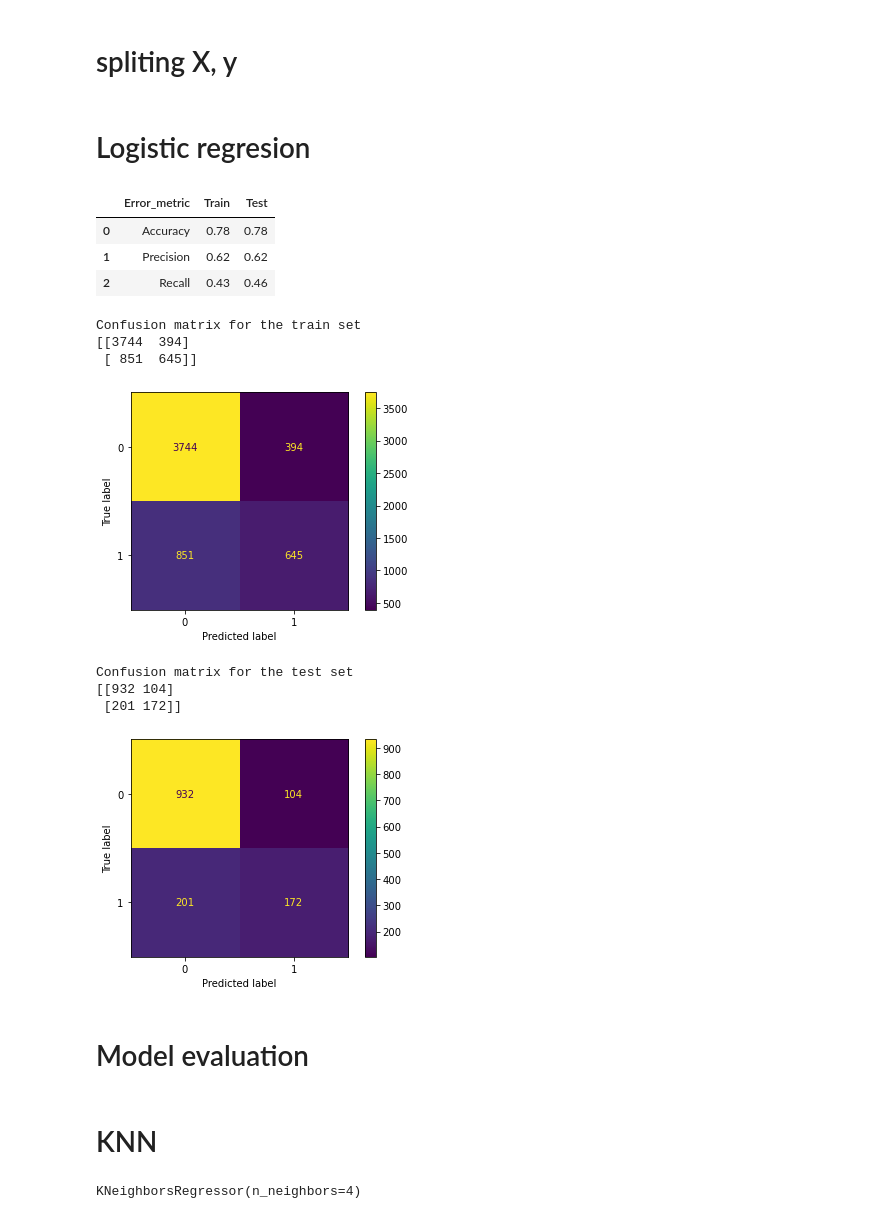
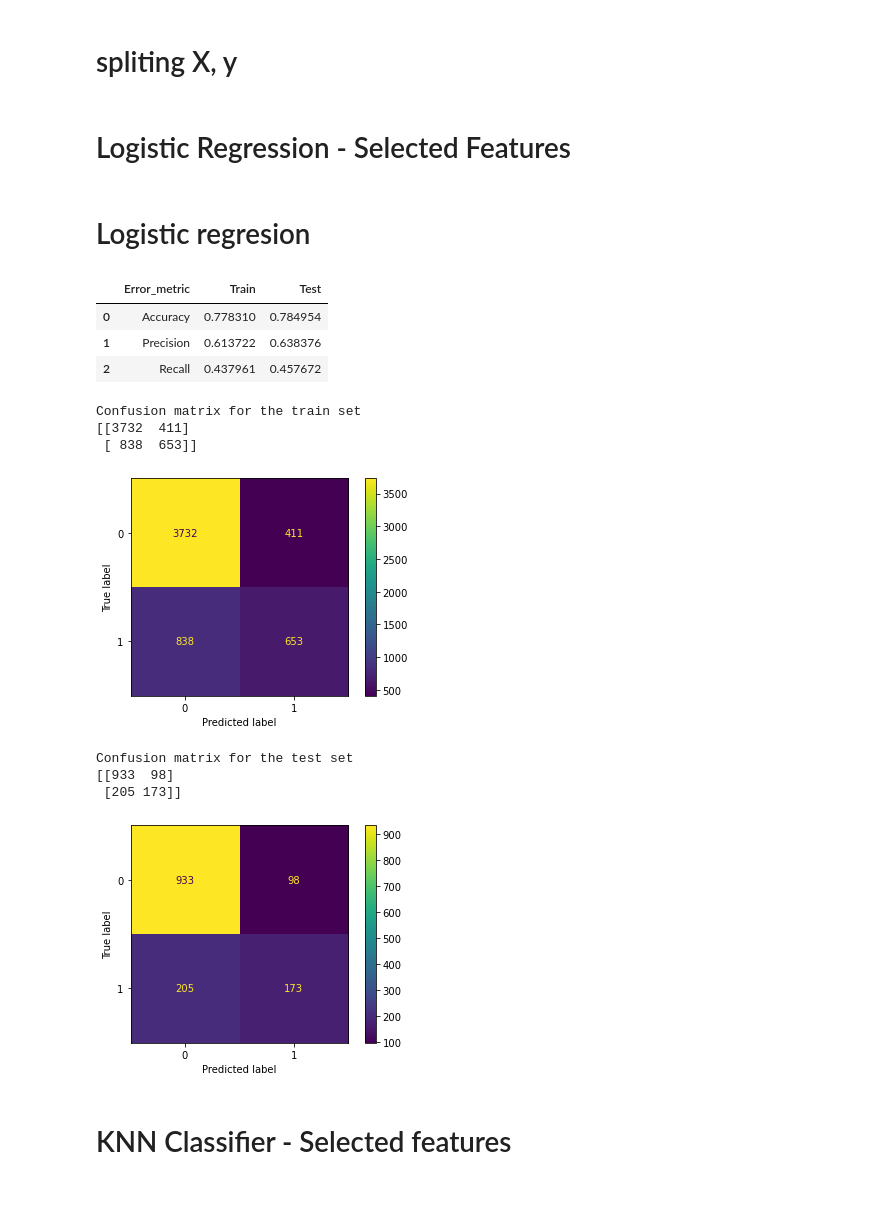
Before and after one commit to CristinaBaltaDAFTJAN2022/IronCristina, a Jupyter notebook: Machine Learning/Classification, Handling Imbalanced Data.ipynb, the cells around one changed output. Cells and saved outputs as stored; diff of their text form; code cells hidden in the pictures.

```diff
--- a/Machine Learning/Classification, Handling Imbalanced Data.ipynb
+++ b/Machine Learning/Classification, Handling Imbalanced Data.ipynb
@@ -984,0 +844,2 @@ X_test = pd.DataFrame(X_test, columns= X.columns)
+# %% [markdown]
+# Logistic Regression - Selected Features
@@ -987,55 +861,42 @@ X_test = pd.DataFrame(X_test, columns= X.columns)
 # %%
-log_model = LogisticRegression(random_state=11)
-
-## Data splitting
-# X_train, X_test, y_train, y_test = train_test_split(X, y, test_size=0.20, random_state=11)
-
-trans = PowerTransformer()
-
-trans.fit(X_train)
-
-X_train_mod = trans.transform(X_train)
-X_test_mod  = trans.transform(X_test)
-
+## Logistic regression
 log_model.fit(X_train_mod, y_train)
 
 y_pred_train_log = log_model.predict(X_train_mod)
 y_pred_test_log = log_model.predict(X_test_mod)
 
 performance_log = pd.DataFrame({'Error_metric': ['Accuracy','Precision','Recall'],
                                'Train': [accuracy_score(y_train, y_pred_train_log),
                                          precision_score(y_train, y_pred_train_log),
                                          recall_score(y_train, y_pred_train_log)],
                                'Test': [accuracy_score(y_test, y_pred_test_log),
                                         precision_score(y_test, y_pred_test_log),
                                         recall_score(y_test, y_pred_test_log)]})
 
 display(performance_log)
 
 print("Confusion matrix for the train set")
 print(confusion_matrix(y_train,y_pred_train_log))
 plot_confusion_matrix(log_model,X_train_mod,y_train, values_format = 'd')
 plt.show()
 
 print()
 print()
 
 print("Confusion matrix for the test set")
 print(confusion_matrix(y_test, y_pred_test_log))
 plot_confusion_matrix(log_model,X_test_mod,y_test, values_format = 'd')
 plt.show()
 # %% [output]
 |  | Error_metric | Train | Test |
-| 0 | Accuracy | 0.78 | 0.78 |
-| 1 | Precision | 0.62 | 0.62 |
-| 2 | Recall | 0.43 | 0.46 |
+| 0 | Accuracy | 0.778310 | 0.784954 |
+| 1 | Precision | 0.613722 | 0.638376 |
+| 2 | Recall | 0.437961 | 0.457672 |
 Confusion matrix for the train set
-[[3744  394]
- [ 851  645]]
+[[3732  411]
+ [ 838  653]]
 [figure]
 Confusion matrix for the test set
-[[932 104]
- [201 172]]
+[[933  98]
+ [205 173]]
-[figure, old version]
+[figure, new version]
-# %% [markdown]
-# Model evaluation
@@ -1075,2 +903,2 @@ def model_performance(y_train, y_pred_train, y_test, y_pred_test):
 # %% [markdown]
-# KNN
+# KNN Classifier - Selected features
@@ -1080,4 +904,0 @@ neigh = KNeighborsRegressor(n_neighbors=4) # n_neighbors = K
-# %%
-neigh.fit(X_train, y_train) # Minkowski distance with p = 2 -> Euclidean distance
-# %% [output]
-KNeighborsRegressor(n_neighbors=4)
```
Also changed, not shown: parts of 53 cells of this notebook.
